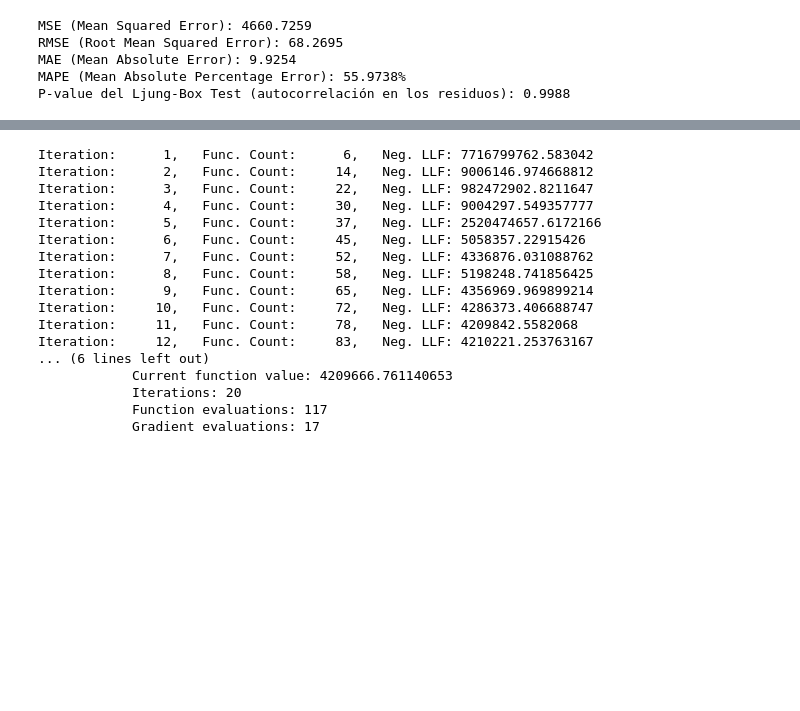
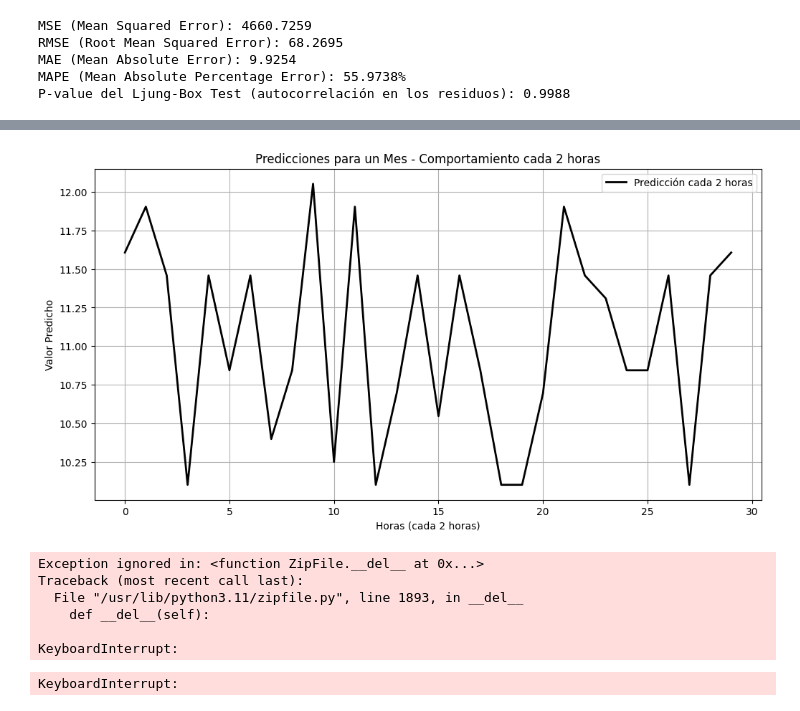
Before and after one commit to jthowinsson/time_series, a Jupyter notebook: Modelo_som+regresion_.ipynb, the cells around one changed output, grey strips where cells are left out. Drawn from its saved outputs; the diff is of its cells as text; code cells hidden in the pictures; blank space fills up the shorter version.

```diff
--- a/Modelo_som+regresion_.ipynb
+++ b/Modelo_som+regresion_.ipynb
@@ -579,3 +579,22 @@ P-value del Ljung-Box Test (autocorrelación en los residuos): 0.9988
+# %%
+import matplotlib.pyplot as plt
+import numpy as np
+
+# Supongamos que las predicciones están basadas en datos horarios y tienes un total de 720 predicciones
+# Seleccionamos las predicciones para cada 2 horas (es decir, cada segunda predicción)
+predicciones_2_horas = y_pred[::2][:30]  # Tomamos cada segunda predicción durante el primer mes (ajustar según el conjunto de datos)
+
+# Graficar la predicción cada dos horas
+plt.figure(figsize=(12, 6))
+plt.plot(predicciones_2_horas, label="Predicción cada 2 horas", color='black', linestyle='-', linewidth=2)
+plt.title("Predicciones para un Mes - Comportamiento cada 2 horas")
+plt.xlabel("Horas (cada 2 horas)")
+plt.ylabel("Valor Predicho")
+plt.legend()
+plt.grid(True)
+plt.show()
+# %% [output]
+[figure, added]
 # %%
 import pandas as pd
 import numpy as np
@@ -632,7 +651,7 @@ forecast_garch = model_garch_fit.forecast(horizon=len(y_test))
 forecast_garch = forecast_garch.variance.values[-1, :]
 
 # --- Modelo MLP ---
-model_mlp = MLPRegressor(hidden_layer_sizes=(100,), max_iter=1000)
+model_mlp = MLPRegressor(hidden_layer_sizes=(10,), max_iter=100)
 model_mlp.fit(X_train, y_train)
 forecast_mlp = model_mlp.predict(X_test)
 
@@ -643,7 +662,7 @@ model_rnn = Sequential()
 model_rnn.add(SimpleRNN(50, activation='relu', input_shape=(X_train_rnn.shape[1], 1)))
 model_rnn.add(Dense(1))
 model_rnn.compile(optimizer='adam', loss='mse')
-model_rnn.fit(X_train_rnn, y_train, epochs=100, batch_size=32, verbose=0)
+model_rnn.fit(X_train_rnn, y_train, epochs=10, batch_size=32, verbose=0)
 forecast_rnn = model_rnn.predict(X_test_rnn)
 
 # --- Modelo LSTM ---
@@ -651,7 +670,7 @@ model_lstm = Sequential()
 model_lstm.add(LSTM(50, activation='relu', input_shape=(X_train_rnn.shape[1], 1)))
 model_lstm.add(Dense(1))
 model_lstm.compile(optimizer='adam', loss='mse')
-model_lstm.fit(X_train_rnn, y_train, epochs=100, batch_size=32, verbose=0)
+model_lstm.fit(X_train_rnn, y_train, epochs=10, batch_size=32, verbose=0)
 forecast_lstm = model_lstm.predict(X_test_rnn)
 
 # --- Graficar los Resultados ---
@@ -681,20 +700,10 @@ plt.xticks(rotation=45)
 plt.tight_layout()
 plt.show()
 # %% [output]
-Iteration:      1,   Func. Count:      6,   Neg. LLF: 7716799762.583042
-Iteration:      2,   Func. Count:     14,   Neg. LLF: 9006146.974668812
-Iteration:      3,   Func. Count:     22,   Neg. LLF: 982472902.8211647
-Iteration:      4,   Func. Count:     30,   Neg. LLF: 9004297.549357777
-Iteration:      5,   Func. Count:     37,   Neg. LLF: 2520474657.6172166
-Iteration:      6,   Func. Count:     45,   Neg. LLF: 5058357.22915426
-Iteration:      7,   Func. Count:     52,   Neg. LLF: 4336876.031088762
-Iteration:      8,   Func. Count:     58,   Neg. LLF: 5198248.741856425
-Iteration:      9,   Func. Count:     65,   Neg. LLF: 4356969.969899214
-Iteration:     10,   Func. Count:     72,   Neg. LLF: 4286373.406688747
-Iteration:     11,   Func. Count:     78,   Neg. LLF: 4209842.5582068
-Iteration:     12,   Func. Count:     83,   Neg. LLF: 4210221.253763167
-... (6 lines left out)
-            Current function value: 4209666.761140653
-            Iterations: 20
-            Function evaluations: 117
-            Gradient evaluations: 17
+Exception ignored in: <function ZipFile.__del__ at 0x...>
+Traceback (most recent call last):
+  File "/usr/lib/python3.11/zipfile.py", line 1893, in __del__
+    def __del__(self):
+
+KeyboardInterrupt:
+KeyboardInterrupt:
```
Also changed, not shown: parts of 4 cells of this notebook.
